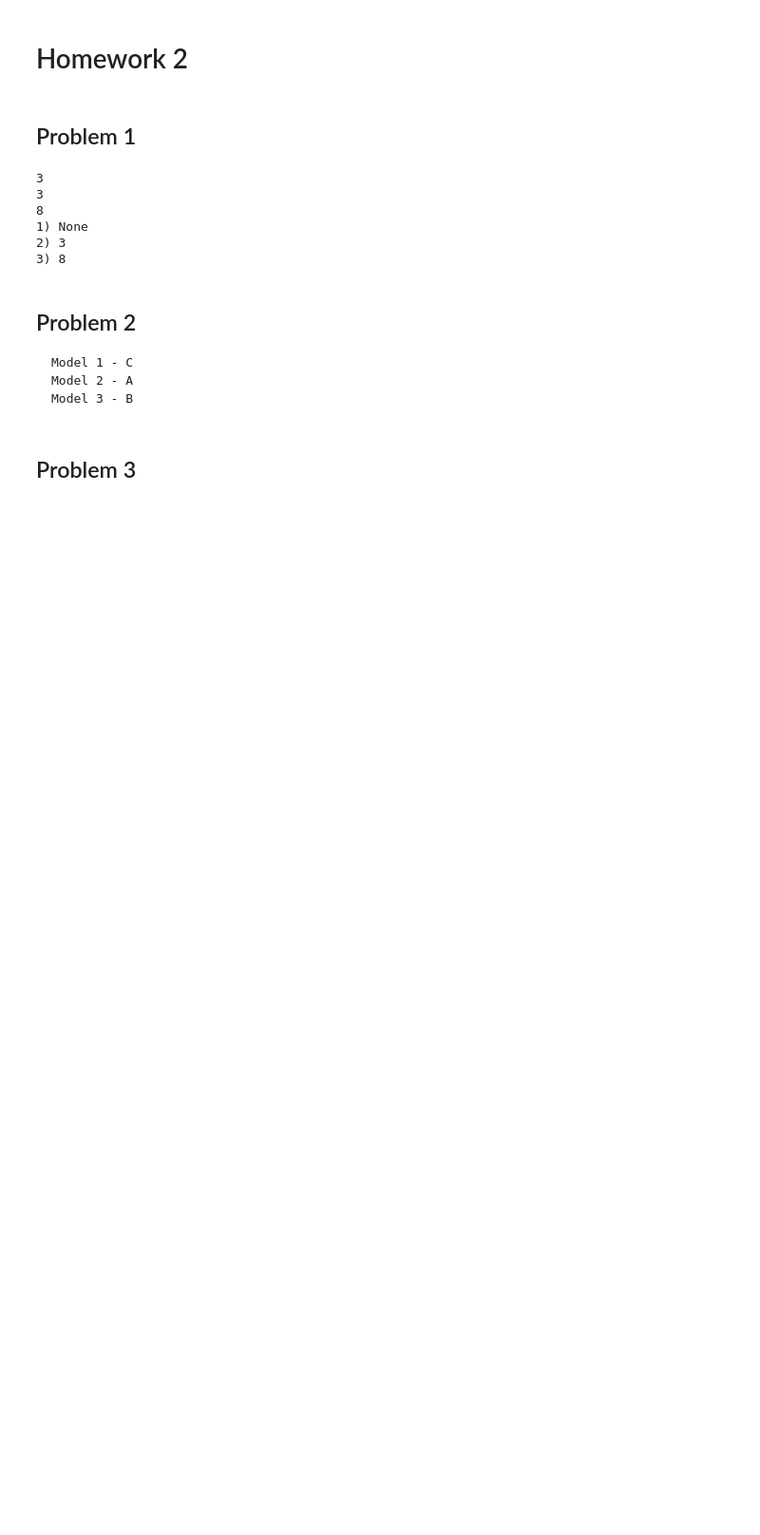
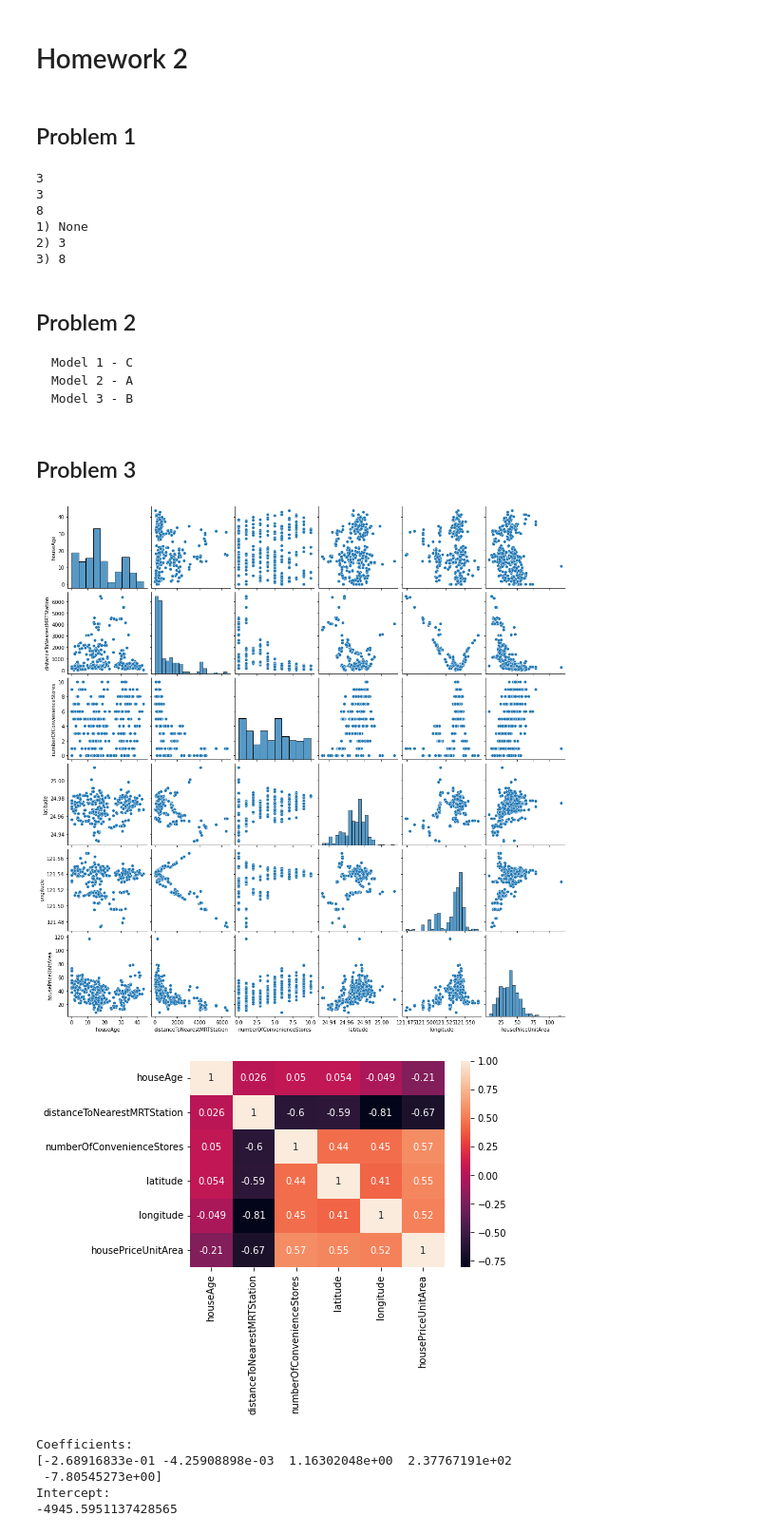
Before and after one commit to CieranW/SIE433, a Jupyter notebook: hw2/hw2.ipynb, the cells around one changed output. Shown at 95% size. Drawn from its saved outputs; the diff is of its cells as text; code cells hidden in the pictures; blank space fills up the shorter version.

```diff
--- a/hw2/hw2.ipynb
+++ b/hw2/hw2.ipynb
@@ -52,0 +56,38 @@ data = pd.read_csv("Real_estate_valuation_dataset_HW2.csv")
+# %%
+# Read data from csv
+data = pd.read_csv("Real_estate_valuation_dataset_HW2.csv")
+
+x = data[
+    [
+        "houseAge",
+        "distanceToNearestMRTStation",
+        "numberOfConvenienceStores",
+        "latitude",
+        "longitude",
+    ]
+]
+y = data["housePriceUnitArea"]
+
+# Visualize pairplot and correlation heatmap
+sns.pairplot(data)
+plt.show()
+
+correlation = data.corr()
+sns.heatmap(correlation, annot=True)
+plt.show()
+
+# Fit linear regression with intercept and report coefficients
+model = LinearRegression(fit_intercept=True)
+model.fit(x, y)
+print("Coefficients: ")
+print(model.coef_)
+print("Intercept: ")
+print(model.intercept_)
+# %% [output]
+[figure, added]
+[figure, added]
+Coefficients:
+[-2.68916833e-01 -4.25908898e-03  1.16302048e+00  2.37767191e+02
+ -7.80545273e+00]
+Intercept:
+-4945.5951137428565
```
Also changed, not shown: parts of 5 cells of this notebook, 2 other files.
